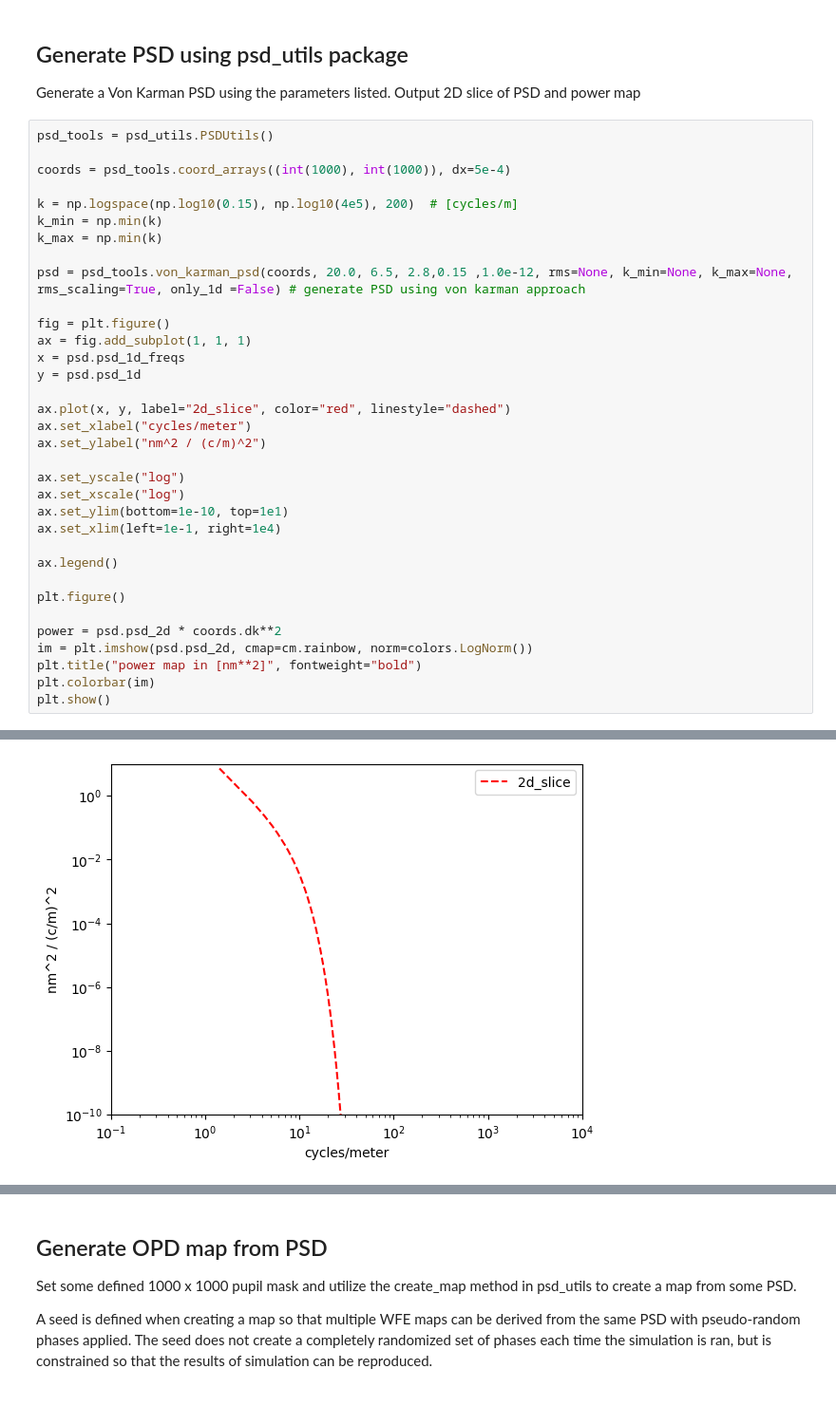
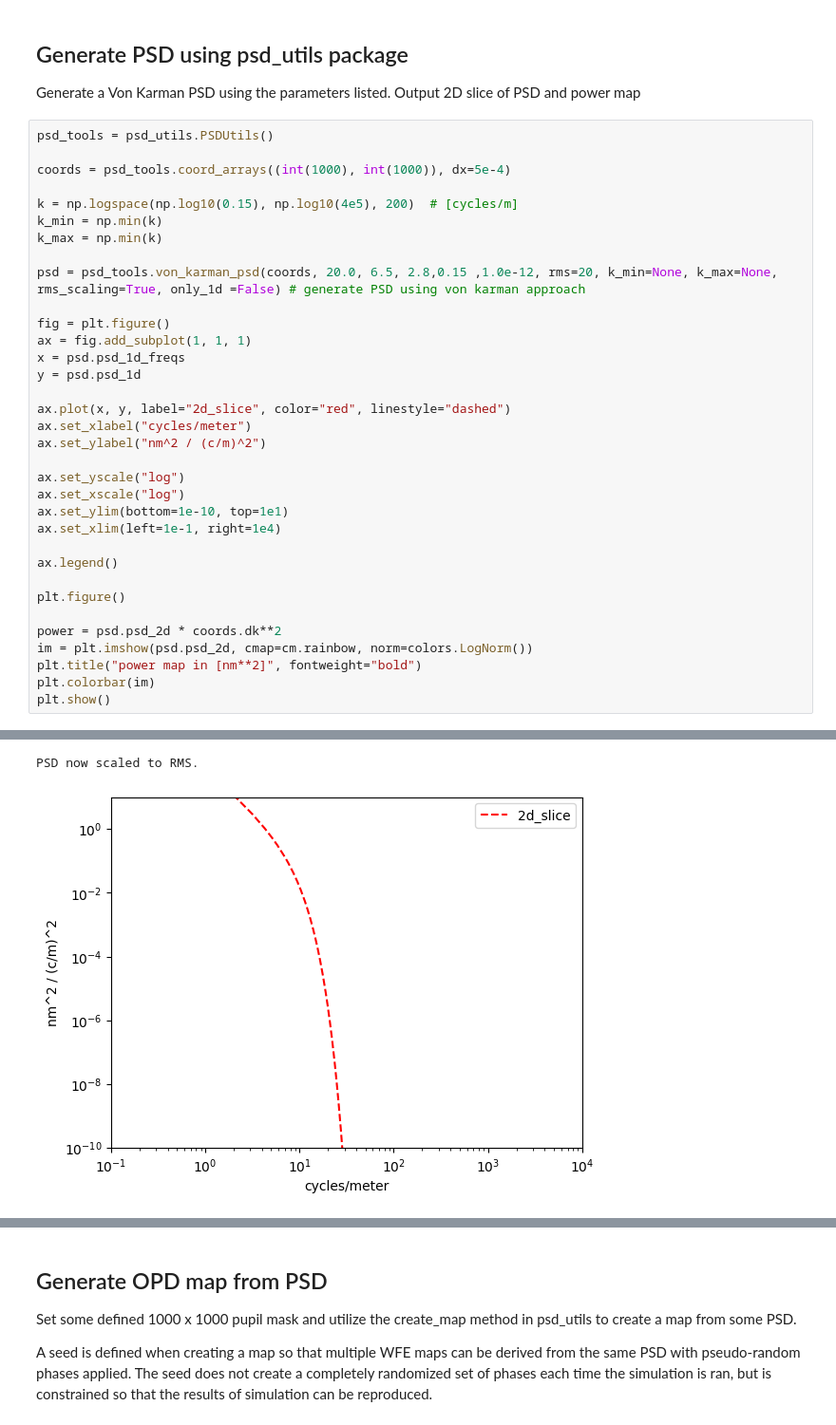
Before and after one commit to uasal/rfcml_bending, a Jupyter notebook: docs/notebooks/Bending_PSD.ipynb, the cells around one changed output, grey strips where cells are left out. Shown at 95% size. Saved outputs shown, nothing was run; the diff lists cells and outputs as text.

```diff
--- a/docs/notebooks/Bending_PSD.ipynb
+++ b/docs/notebooks/Bending_PSD.ipynb
@@ -46,7 +35,7 @@ k = np.logspace(np.log10(0.15), np.log10(4e5), 200)  # [cycles/m]
 k_min = np.min(k)
 k_max = np.min(k)
 
-psd = psd_tools.von_karman_psd(coords, 20.0, 6.5, 2.8,0.15 ,1.0e-12, rms=None, k_min=None, k_max=None, rms_scaling=True, only_1d =False) # generate PSD using von karman approach
+psd = psd_tools.von_karman_psd(coords, 20.0, 6.5, 2.8,0.15 ,1.0e-12, rms=20, k_min=None, k_max=None, rms_scaling=True, only_1d =False) # generate PSD using von karman approach
 
 fig = plt.figure()
 ax = fig.add_subplot(1, 1, 1)
@@ -76 +68,2 @@ plt.show()
+PSD now scaled to RMS.
-[figure, old version]
+[figure, new version]
```
Also changed, not shown: parts of 7 cells of this notebook.
